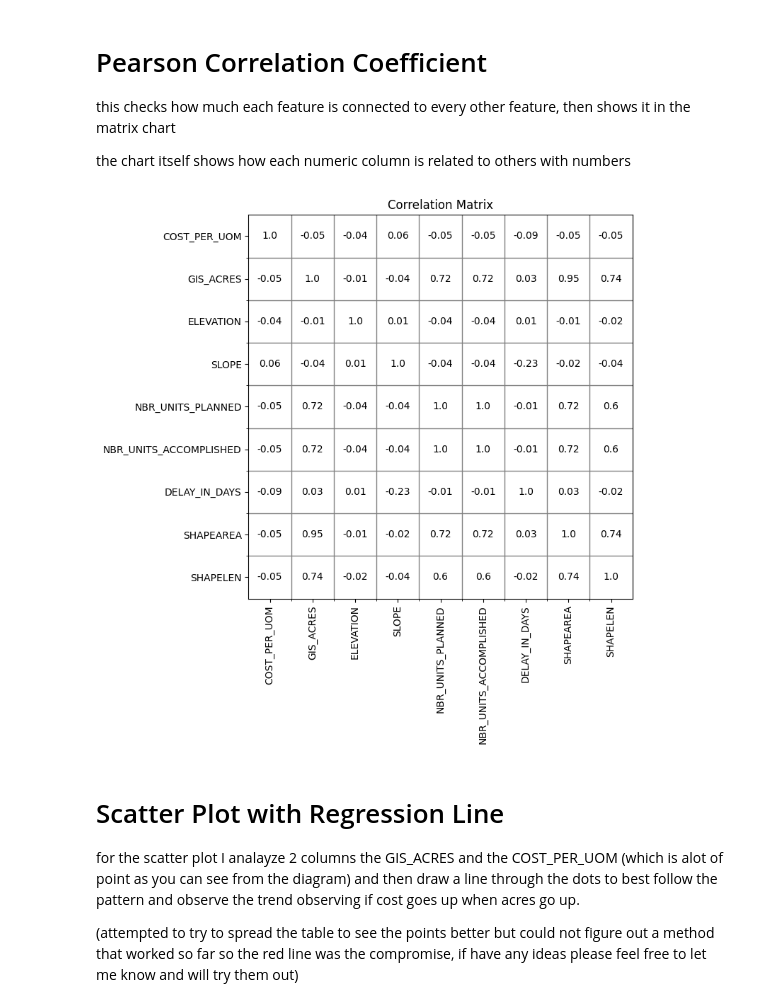
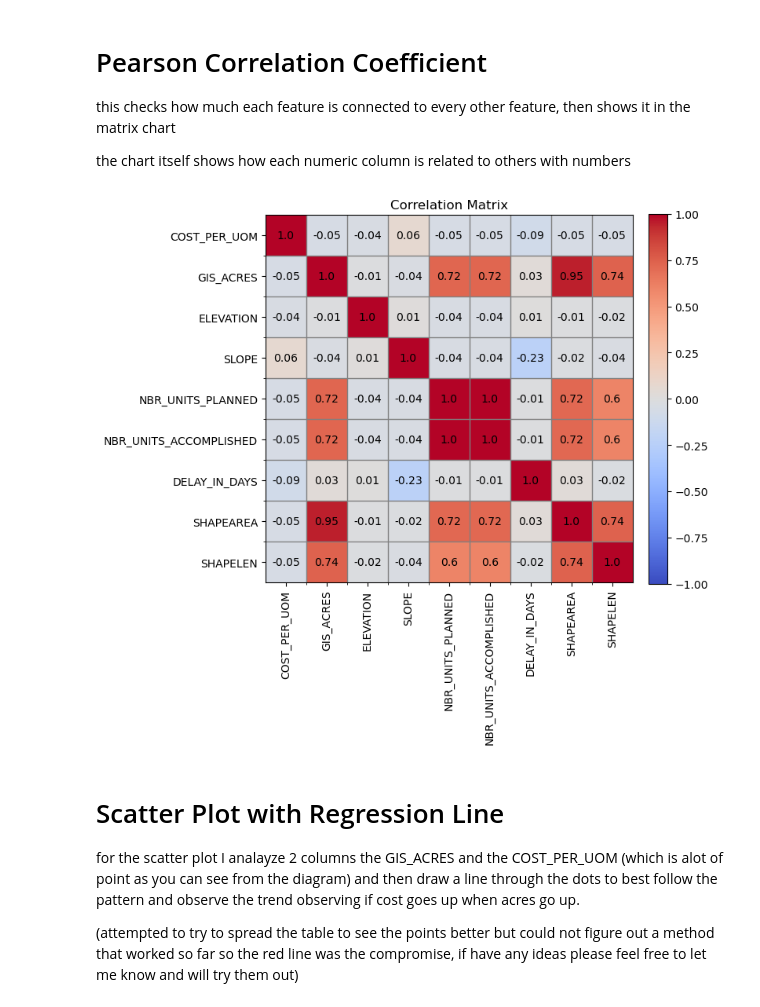
Before and after one commit to Kurogisa/Reforestation-Datamining, a Jupyter notebook: reforestation.ipynb, the cells around one changed output. Drawn from its saved outputs; the diff is of its cells as text; code cells hidden in the pictures.

Commit message:
added color to correlation matrix

```diff
--- a/reforestation.ipynb
+++ b/reforestation.ipynb
@@ -3,8 +3,8 @@ import pandas as pd
 import numpy as np
 import matplotlib.pyplot as plt
 
-db = pd.read_csv("assets/Silviculture_Reforestation_(Feature_Layer).csv")
-db
+df = pd.read_csv("assets/Silviculture_Reforestation_(Feature_Layer).csv")
+df
 # %% [output]
 |  | OBJECTID | REGION_CODE | ADMIN_FOREST_CODE | ADMIN_FOREST_NAME | PROCLAIMED_FOREST_CODE | ... |
 | 0 | 1119345 | 1 | 16 | Lolo National Forest | 116.0 | ... |
@@ -498,34 +511,37 @@ positions = range(len(x))
 
 ax.set_xticks(positions)
 ax.set_yticks(positions)
 ax.set_xticklabels(x, rotation=90)
 ax.set_yticklabels(x)
 
 for i in positions:
     for j in positions:
         value = round(corr.iloc[i, j], 2)
         ax.text(j, i, str(value), ha='center', va='center', color='black')
 
 minor_x_ticks = []
 minor_y_ticks = []
 
 for i in range(1, len(x)):
     minor_x_ticks.append(i - 0.5)
     minor_y_ticks.append(i - 0.5)
 
 ax.set_xticks(minor_x_ticks, minor=True)
 ax.set_yticks(minor_y_ticks, minor=True)
 
 ax.grid(which='minor', color='gray', linestyle='-', linewidth=1)
 
 empty_background = [[0 for _ in x] for _ in x]
 ax.imshow(empty_background, cmap='gray', alpha=0)
 
+cax = ax.imshow(corr, cmap='coolwarm', vmin=-1, vmax=1)
+fig.colorbar(cax, ax=ax, fraction=0.046, pad=0.04)
+
 plt.title("Correlation Matrix")
 plt.tight_layout()
 plt.show()
 # %% [output]
-[figure, old version]
+[figure, new version]
 # %% [markdown]
 # Scatter Plot with Regression Line
 for the scatter plot I analayze 2 columns the GIS_ACRES and the COST_PER_UOM (which is alot of point as you can see from the diagram) and then draw a line through the dots to best follow the pattern and observe the trend observing if cost goes up when acres go up.
```
Also changed, not shown: parts of 11 cells of this notebook.
